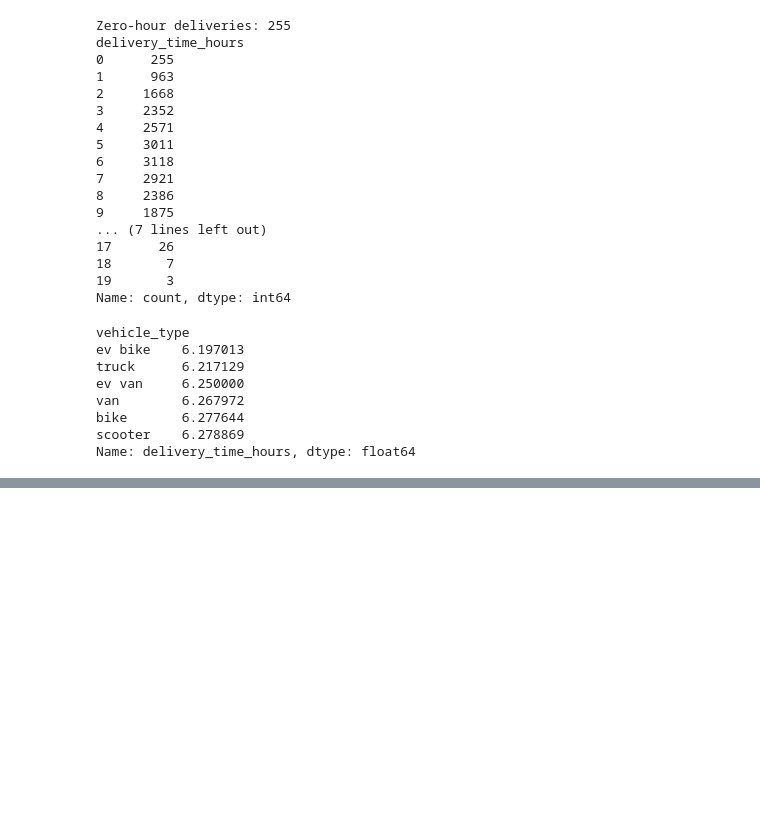
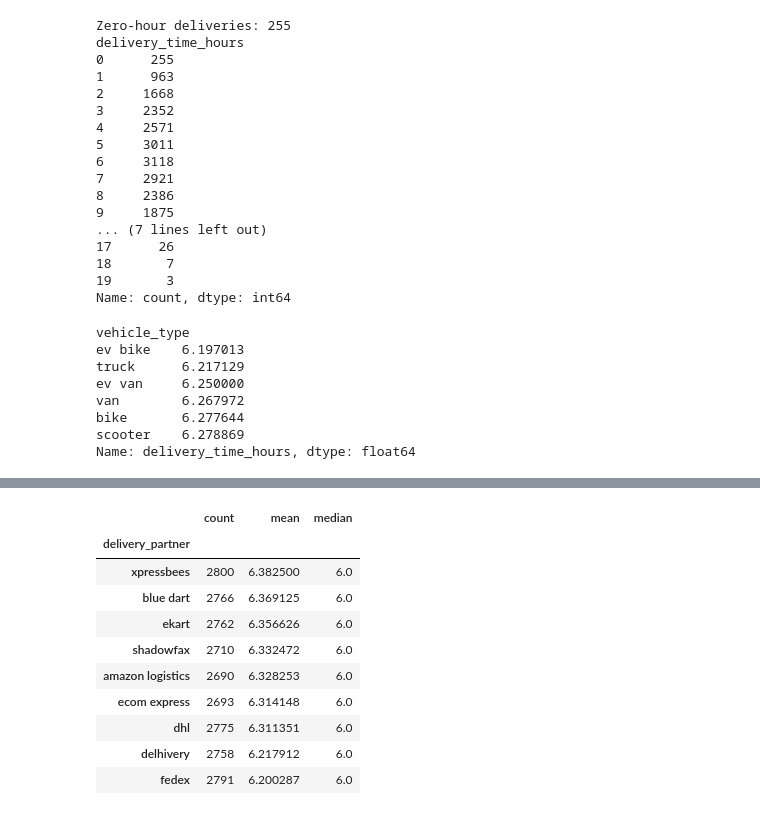
Before and after one commit to hamsa-nk/logistics-data-analysis, a Jupyter notebook: Week4.ipynb, the cells around one changed output, grey strips where cells are left out. Cells and saved outputs as stored; diff of their text form; code cells hidden in the pictures; blank space fills up the shorter version.

```diff
--- a/Week4.ipynb
+++ b/Week4.ipynb
@@ -148,0 +892,14 @@ Name: delivery_time_hours, dtype: float64
+# %%
+df_model["distance_range"] = pd.cut(
+    df_model["distance_km"],
+    bins=[0, 5, 10, 20, 50, float("inf")],
+    labels=["0–5 km", "5–10 km", "10–20 km", "20–50 km", "50+ km"],
+    include_lowest=True
+)
+
+distance_analysis = (
+    df_model.groupby("distance_range", observed=True)["delivery_time_hours"]
+    .agg(["count", "mean", "median"])
+)
+
+distance_analysis
@@ -148,0 +962,20 @@ Name: delivery_time_hours, dtype: float64
+# %%
+partner_analysis = (
+    df_model.groupby("delivery_partner")["delivery_time_hours"]
+    .agg(["count", "mean", "median"])
+    .sort_values("mean", ascending=False)
+)
+
+partner_analysis
+# %% [output]
+|  | count | mean | median |
+| delivery_partner |  |  |  |
+| xpressbees | 2800 | 6.382500 | 6.0 |
+| blue dart | 2766 | 6.369125 | 6.0 |
+| ekart | 2762 | 6.356626 | 6.0 |
+| shadowfax | 2710 | 6.332472 | 6.0 |
+| amazon logistics | 2690 | 6.328253 | 6.0 |
+| ecom express | 2693 | 6.314148 | 6.0 |
+| dhl | 2775 | 6.311351 | 6.0 |
+| delhivery | 2758 | 6.217912 | 6.0 |
+| fedex | 2791 | 6.200287 | 6.0 |
```
Also changed, not shown: parts of 52 cells of this notebook.
